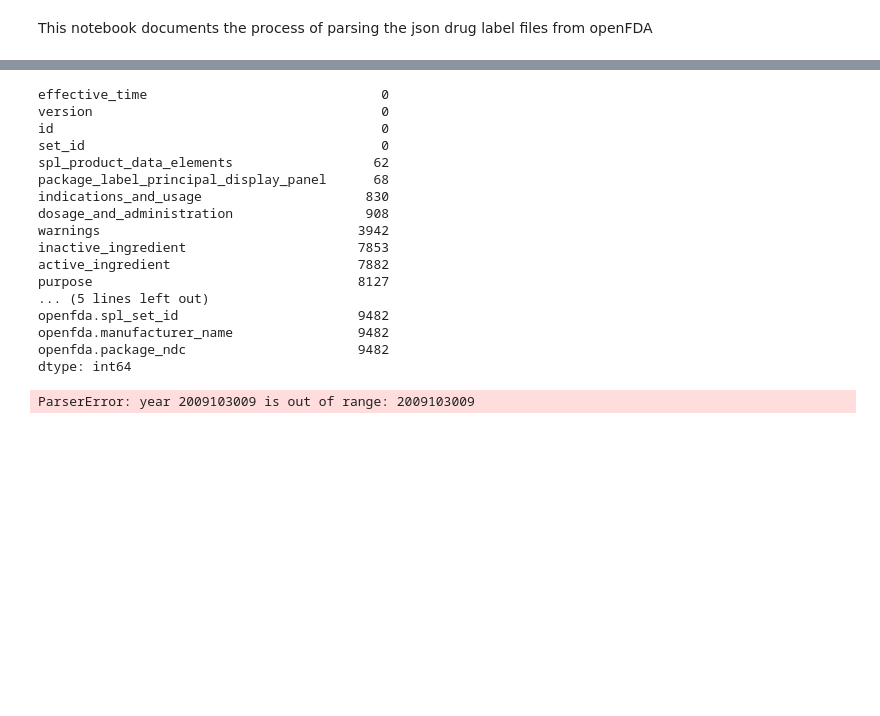
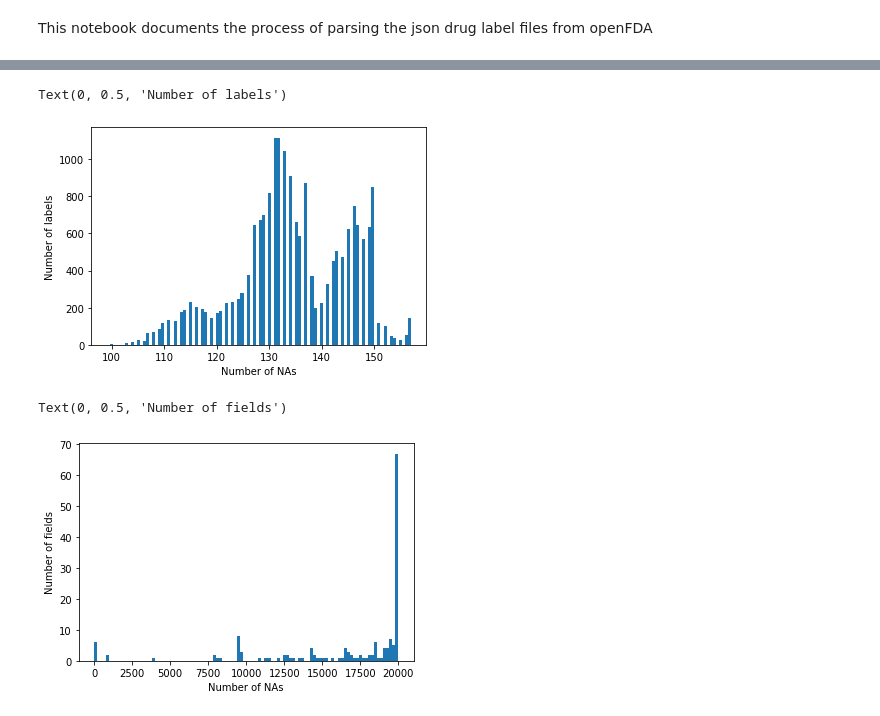
Before and after one commit to ngiangre/openFDA_drug_label_parsing, a Jupyter notebook: ntbks/python/Parsing.ipynb, the cells around one changed output, grey strips where cells are left out. Saved outputs shown, nothing was run; the diff lists cells and outputs as text; code cells hidden in the pictures; blank space fills up the shorter version.

```diff
--- a/ntbks/python/Parsing.ipynb
+++ b/ntbks/python/Parsing.ipynb
@@ -37,6 +41,7 @@ except:
 # %%
 drug_label_files = glob.glob(downloads_dir+"*.json.zip")
 # %%
+dfs = []
 drug_label_file = drug_label_files[0]
 for drug_label_file in drug_label_files:
     z = zipfile.ZipFile(drug_label_file, "r")
@@ -54,5 +59,32 @@ for drug_label_file in drug_label_files:
             (meta.
              to_csv(out_meta+out_file+'_meta.csv.gzip',
                         compression='gzip'))
+
+            results = pd.json_normalize(d['results'])
+            results.index = results['set_id'].values
+
+            print('Parsing...')
+            t0 = time.time()
+            subs = []
+            #fields = results.columns.sort_values().values
+            fields = ['openfda.rxcui']
+            n=results.shape[0]
+            for field in fields:
+                sub = \
+                (pd.concat(
+                    {k: pd.Series(v) for k, v in results.head(n)[field].items()}
+                ).
+                 reset_index().
+                 drop('level_1',axis=1).
+                 rename(columns={'level_0' : 'set_id',0 : field}).
+                 set_index('set_id')
+                )
+                subs.append(sub)
+
+            df = pd.concat(subs, axis=0)
+            t1 = time.time()
+            print(np.round(t1-t0,2),' seconds')
+
+            dfs.append(df)
 # %% [output]
 drug-label-0003-of-0009.json
@@ -70,24 +143,14 @@ results.index = results['set_id'].values
+# %%
+plt.hist(results.apply(lambda x : x.isna().sum(),1).sort_values().values,bins=100)
+plt.xlabel("Number of NAs")
+plt.ylabel("Number of labels")
+# %% [output]
+Text(0, 0.5, 'Number of labels')
+[figure, added]
 # %%
-results.apply(lambda x : x.isna().sum(),0).sort_values().head(20)
+plt.hist(results.apply(lambda x : x.isna().sum(),0).sort_values().values,bins=100)
+plt.xlabel("Number of NAs")
+plt.ylabel("Number of fields")
 # %% [output]
-effective_time                              0
-version                                     0
-id                                          0
-set_id                                      0
-spl_product_data_elements                  62
-package_label_principal_display_panel      68
-indications_and_usage                     830
-dosage_and_administration                 908
-warnings                                 3942
-inactive_ingredient                      7853
-active_ingredient                        7882
-purpose                                  8127
-... (5 lines left out)
-openfda.spl_set_id                       9482
-openfda.manufacturer_name                9482
-openfda.package_ndc                      9482
-dtype: int64
+Text(0, 0.5, 'Number of fields')
+[figure, added]
-# %%
-pd.to_datetime(results['effective_time'],infer_datetime_format=True)
-# %% [output]
-ParserError: year 2009103009 is out of range: 2009103009
```
Also changed, not shown: parts of 7 cells of this notebook, 9 other files.
